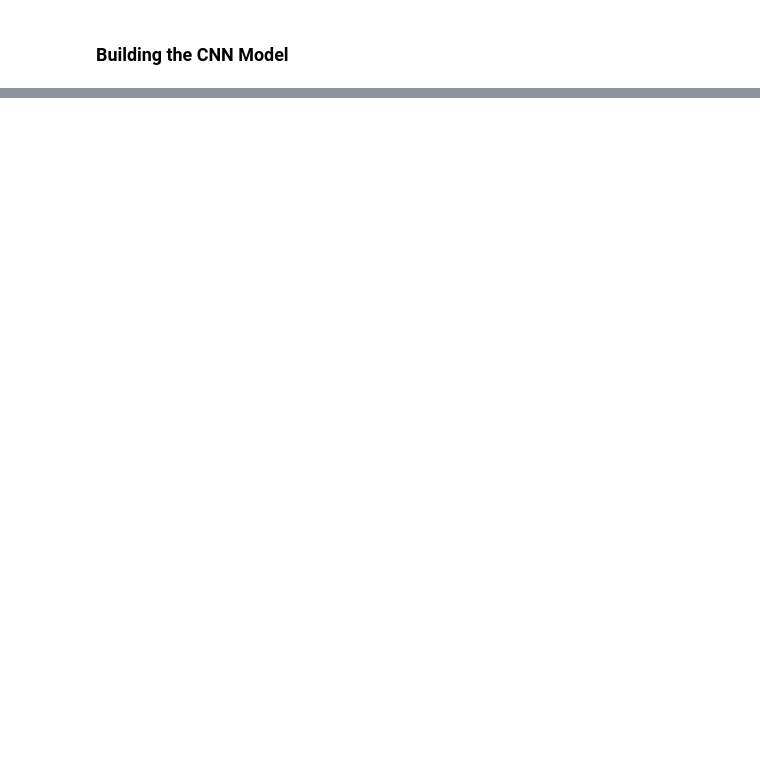
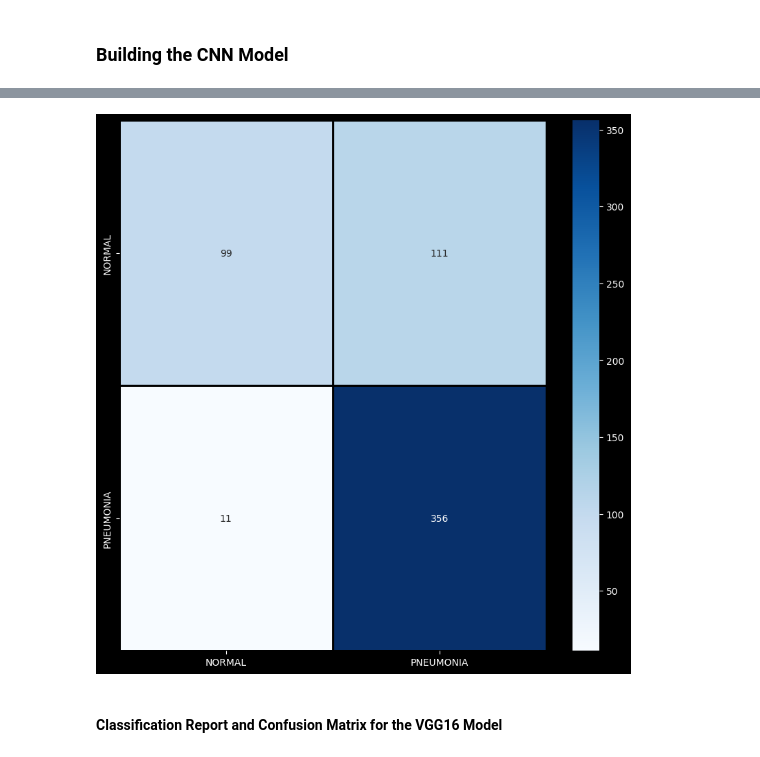
Before and after one commit to AIBabyTeaching/deep-learning-project-HazemAbdelghafar, a Jupyter notebook: PDX.ipynb, the cells around one changed output, grey strips where cells are left out. Saved outputs shown, nothing was run; the diff lists cells and outputs as text; code cells hidden in the pictures; blank space fills up the shorter version.

```diff
--- a/PDX.ipynb
+++ b/PDX.ipynb
@@ -218,3 +249 @@ Non-trainable params: 1088 (4.25 KB)
 _________________________________________________________________
-# %%
-learning_rate_reduction = ReduceLROnPlateau(monitor='val_accuracy', patience = 2, verbose=1,factor=0.3, min_lr=0.000001)
@@ -245,0 +250,12 @@ model.save('model.h5')
+# %%
+history_scratch = model_scratch.fit(
+    x=train_features,
+    y=train_label,
+    batch_size=64,
+    epochs=10,
+    steps_per_epoch=100,
+    validation_data=(val_features, val_label),
+    callbacks=[early_stopping_callback, model_checkpoint_callback_scratch, learning_rate_reduction],
+    verbose=1,
+    use_multiprocessing=False
+)
@@ -245,0 +413,4 @@ model.save('model.h5')
+# %%
+predictions_scratch = model_scratch.predict(test_features)
+predictions_scratch = predictions_scratch.reshape(1, -1)[0]
+predictions_scratch = [1 if pred >= 0.5 else 0 for pred in predictions_scratch]
@@ -245,0 +437,20 @@ model.save('model.h5')
+# %%
+cm_scratch = confusion_matrix(test_label, predictions_scratch)
+cm_scratch = pd.DataFrame(cm_scratch, index=["Normal", "Pneumonia"], columns=["Normal", "Pneumonia"])
+# %%
+plt.figure(figsize=(10, 10))
+sns.heatmap(
+    cm_scratch,
+    cmap="Blues",
+    linecolor="black",
+    linewidth=1,
+    annot=True,
+    fmt="",
+    xticklabels=labels,
+    yticklabels=labels,
+)
+plt.show()
+# %% [output]
+[figure, added]
+# %% [markdown]
+#### Classification Report and Confusion Matrix for the VGG16 Model
```
Also changed, not shown: parts of 44 cells of this notebook.
